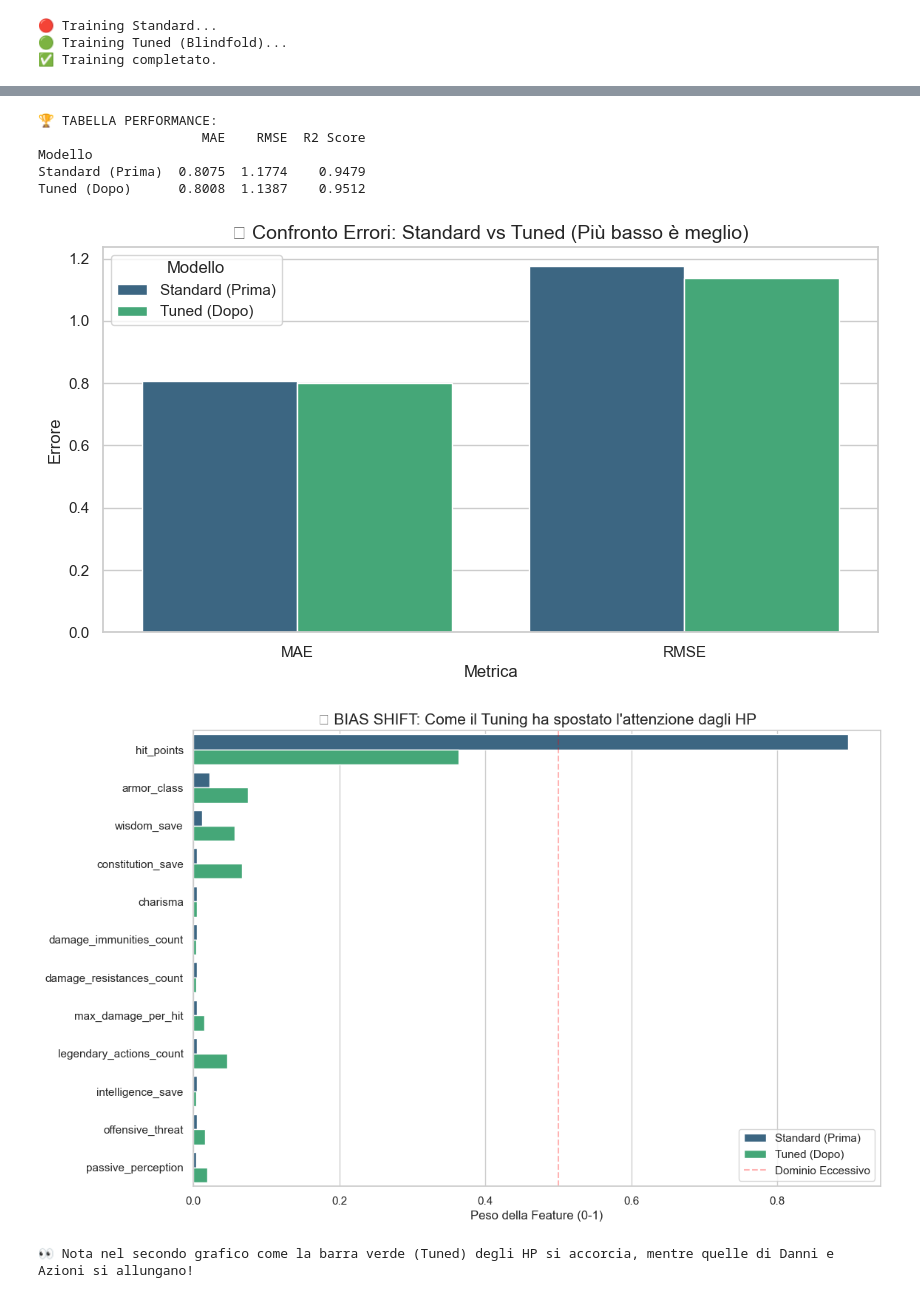
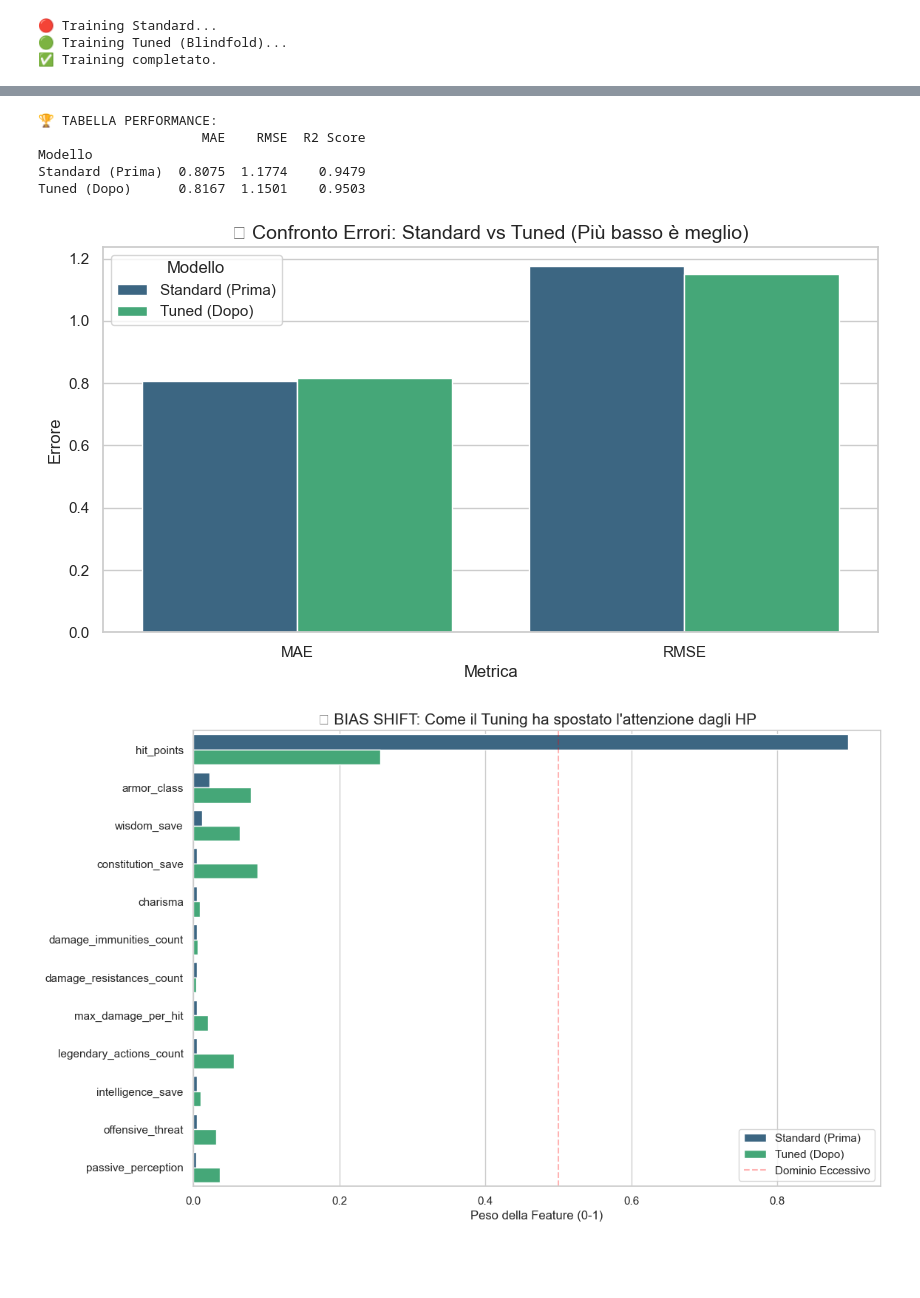
Before and after one commit to toyo54/MonsterOracle, a Jupyter notebook: optimization.ipynb, the cells around one changed output, grey strips where cells are left out. Saved outputs shown, nothing was run; the diff lists cells and outputs as text; code cells hidden in the pictures; blank space fills up the shorter version.

```diff
--- a/optimization.ipynb
+++ b/optimization.ipynb
@@ -115,9 +115,9 @@ rf_std.fit(X_train, y_train)
 # max_features=0.3 -> Ogni albero vede solo il 30% delle feature (nasconde spesso gli HP)
 print("🟢 Training Tuned (Blindfold)...")
 rf_tuned = RandomForestRegressor(
-    n_estimators=300,
-    max_features=0.3,
-    min_samples_leaf=3,
+    n_estimators=500,
+    max_features='log2',
+    min_samples_leaf=2,  # Sensibilità agli outlier
     random_state=42,
     n_jobs=-1
 )
@@ -135,23 +129,0 @@ SEZIONE 4: ANALISI PERFORMANCE
-# %%
-def get_metrics(model, X_t, y_t, label):
-    pred = model.predict(X_t)
-    return {
-        "Modello": label,
-        "MAE": mean_absolute_error(y_t, pred),
-        "RMSE": np.sqrt(mean_squared_error(y_t, pred)),
-        "R2 Score": r2_score(y_t, pred)
-    }
-
-res_std = get_metrics(rf_std, X_test, y_test, "Standard")
-res_tuned = get_metrics(rf_tuned, X_test, y_test, "Tuned")
-
-df_res = pd.DataFrame([res_std, res_tuned]).set_index("Modello")
-print("\n🏆 TABELLA PERFORMANCE:")
-print(df_res.round(4))
-
-# Grafico Errori
-plt.figure(figsize=(8, 4))
-res_melt = df_res.reset_index().melt(id_vars="Modello", value_vars=["MAE", "RMSE"], var_name="Metrica", value_name="Errore")
-sns.barplot(data=res_melt, x="Metrica", y="Errore", hue="Modello", palette=["#ff9999", "#99ff99"])
-plt.title("Confronto Errori (Standard vs Tuned)")
-plt.show()
@@ -247,37 +212,33 @@ imp_tuned = pd.DataFrame({'Feature': X.columns, 'Importance': rf_tuned.feature_i
 # Uniamo i due dati
 comp_imp = pd.concat([imp_std, imp_tuned])
 
 # Ordiniamo in base all'importanza nel modello Standard per vedere quanto cambia
 order = imp_std.sort_values(by='Importance', ascending=False)['Feature'].head(12)  # Prendiamo le top 12
 
 plt.figure(figsize=(12, 8))
 sns.barplot(
     data=comp_imp[comp_imp['Feature'].isin(order)],  # Filtriamo solo le top feature
     y='Feature',
     x='Importance',
     hue='Modello',
     palette='viridis',
     order=order  # Manteniamo l'ordine deciso prima
 )
 
 plt.title("🧠 BIAS SHIFT: Come il Tuning ha spostato l'attenzione dagli HP", fontsize=15)
 plt.xlabel("Peso della Feature (0-1)", fontsize=12)
 plt.ylabel("")
 plt.axvline(0.5, color='red', linestyle='--', alpha=0.3, label='Dominio Eccessivo')
 plt.legend()
 plt.show()
 
-print(
-    "👀 Nota nel secondo grafico come la barra verde (Tuned) degli HP si accorcia, mentre quelle di Danni e Azioni si allungano!")
-
 # Export Finale
 df_lean.to_csv("./data/monsters_lean.csv", index=False)
 # %% [output]
 🏆 TABELLA PERFORMANCE:
                      MAE    RMSE  R2 Score
 Modello
 Standard (Prima)  0.8075  1.1774    0.9479
-Tuned (Dopo)      0.8008  1.1387    0.9512
+Tuned (Dopo)      0.8167  1.1501    0.9503
-[figure, old version]
+[figure, new version]
-[figure, old version]
+[figure, new version]
-👀 Nota nel secondo grafico come la barra verde (Tuned) degli HP si accorcia, mentre quelle di Danni e Azioni si allungano!
```
Also changed, not shown: parts of 5 cells of this notebook, 1 other file.
